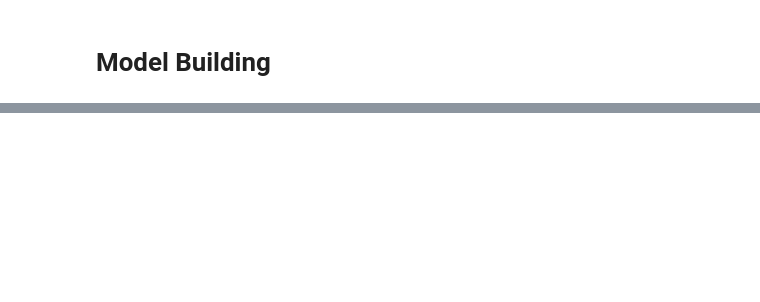
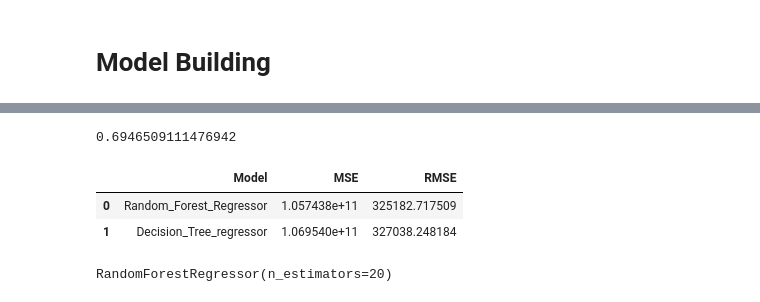
Before and after one commit to Subash0812/House_price_prediction-, a Jupyter notebook: house_price_pred.ipynb, the cells around one changed output, grey strips where cells are left out. Saved outputs shown, nothing was run; the diff lists cells and outputs as text; code cells hidden in the pictures; blank space fills up the shorter version.

```diff
--- a/house_price_pred.ipynb
+++ b/house_price_pred.ipynb
@@ -357,0 +341,36 @@ pd.DataFrame(score)
+# %%
+# second_best_model is Decision Tree Regressor
+second_best_model.score(x_test,y_test)
+# %% [output]
+0.6946509111476942
+# %%
+# Creating the dictionary of models for calculating the mean squared error and root mean squared error
+models = {
+     'Random_Forest_Regressor':best_model,
+    'Decision_Tree_regressor':second_best_model
+}
+# %%
+# Calculating the mean squared error and root mean squared error
+result=[]
+for model_name,model in models.items():
+    y_pred = model.predict(x_test)
+    mse = mean_squared_error(y_test,y_pred)
+    rmse = mean_squared_error(y_test,y_pred,squared = False)
+
+    result.append({
+        'Model':model_name,
+        'MSE':mse,
+        'RMSE':rmse
+    })
+# %%
+# Data Frame the result of the errors with their model names
+pd.DataFrame(result)
+# %% [output]
+|  | Model | MSE | RMSE |
+| 0 | Random_Forest_Regressor | 1.057438e+11 | 325182.717509 |
+| 1 | Decision_Tree_regressor | 1.069540e+11 | 327038.248184 |
+# %%
+# After calculating the errors this model gives the least error
+best_model
+# %% [output]
+RandomForestRegressor(n_estimators=20)
```
Also changed, not shown: parts of 20 cells of this notebook.
